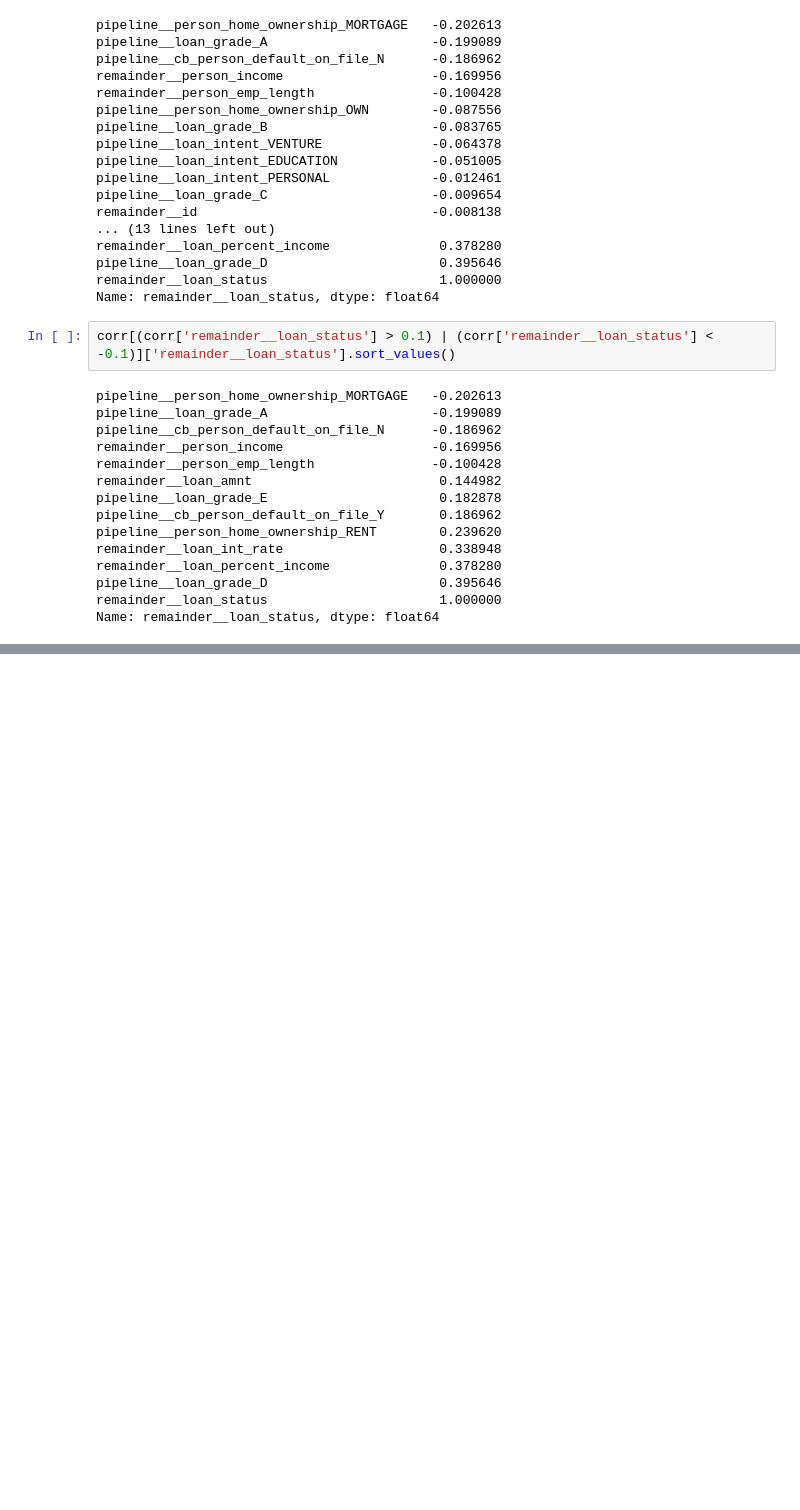
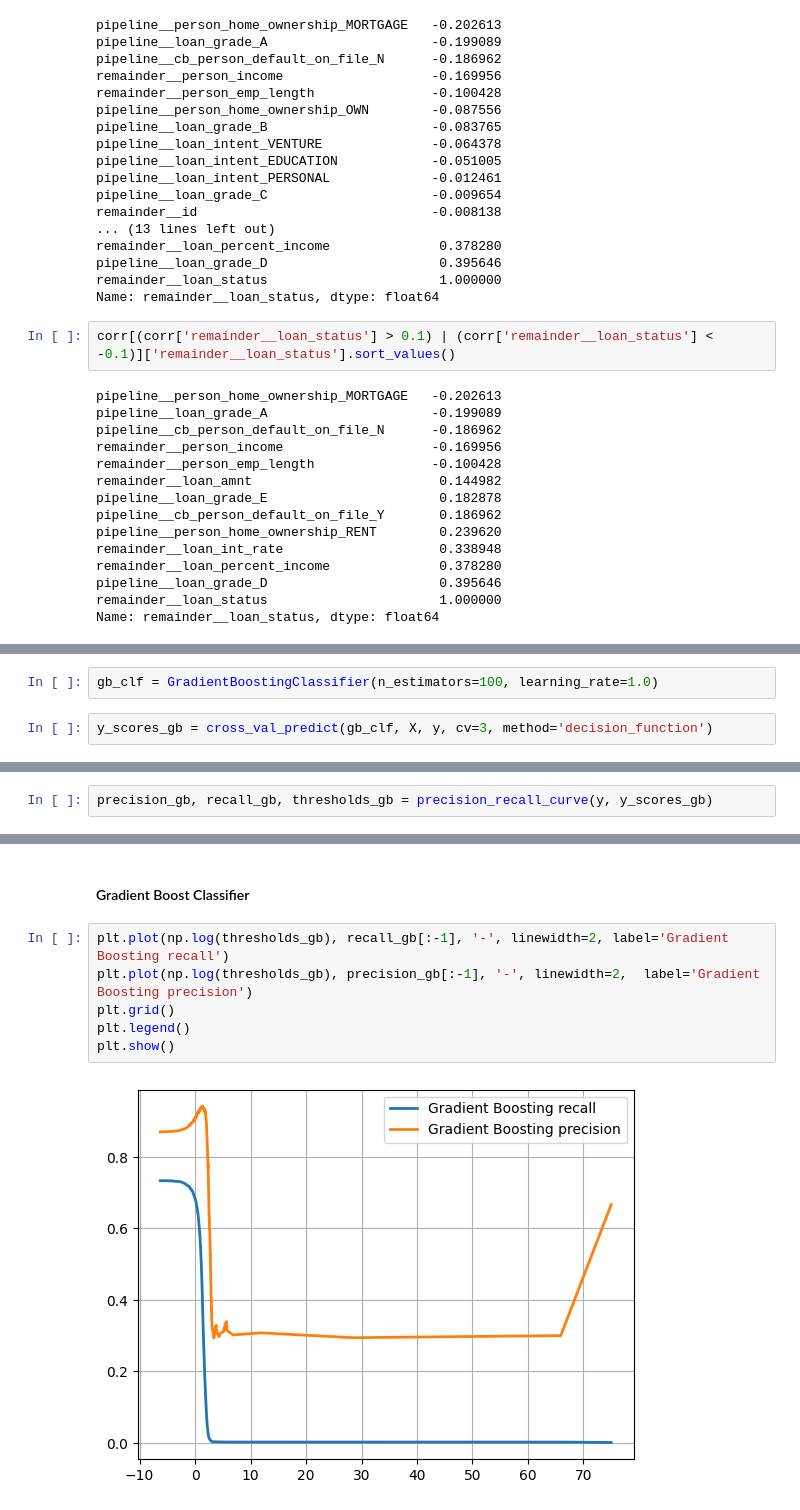
Before and after one commit to abhishekgopalan/Loan-Approval-Prediction-, a Jupyter notebook: notebook/loan-approval-prediction.ipynb, the cells around one changed output, grey strips where cells are left out. Drawn from its saved outputs; the diff is of its cells as text; blank space fills up the shorter version.

```diff
--- a/notebook/loan-approval-prediction.ipynb
+++ b/notebook/loan-approval-prediction.ipynb
@@ -271,0 +240,4 @@ groups = sgkf.split(X,y,groups=X['person_income_cat'])
+# %%
+gb_clf = GradientBoostingClassifier(n_estimators=100, learning_rate=1.0)
+# %%
+y_scores_gb = cross_val_predict(gb_clf, X, y, cv=3, method='decision_function')
@@ -271,0 +321,2 @@ groups = sgkf.split(X,y,groups=X['person_income_cat'])
+# %%
+precision_gb, recall_gb, thresholds_gb = precision_recall_curve(y, y_scores_gb)
@@ -271,0 +438,10 @@ groups = sgkf.split(X,y,groups=X['person_income_cat'])
+# %% [markdown]
+#### Gradient Boost Classifier
+# %%
+plt.plot(np.log(thresholds_gb), recall_gb[:-1], '-', linewidth=2, label='Gradient Boosting recall')
+plt.plot(np.log(thresholds_gb), precision_gb[:-1], '-', linewidth=2,  label='Gradient Boosting precision')
+plt.grid()
+plt.legend()
+plt.show()
+# %% [output]
+[figure, added]
```
Also changed, not shown: parts of 91 cells of this notebook, 1 other file.
